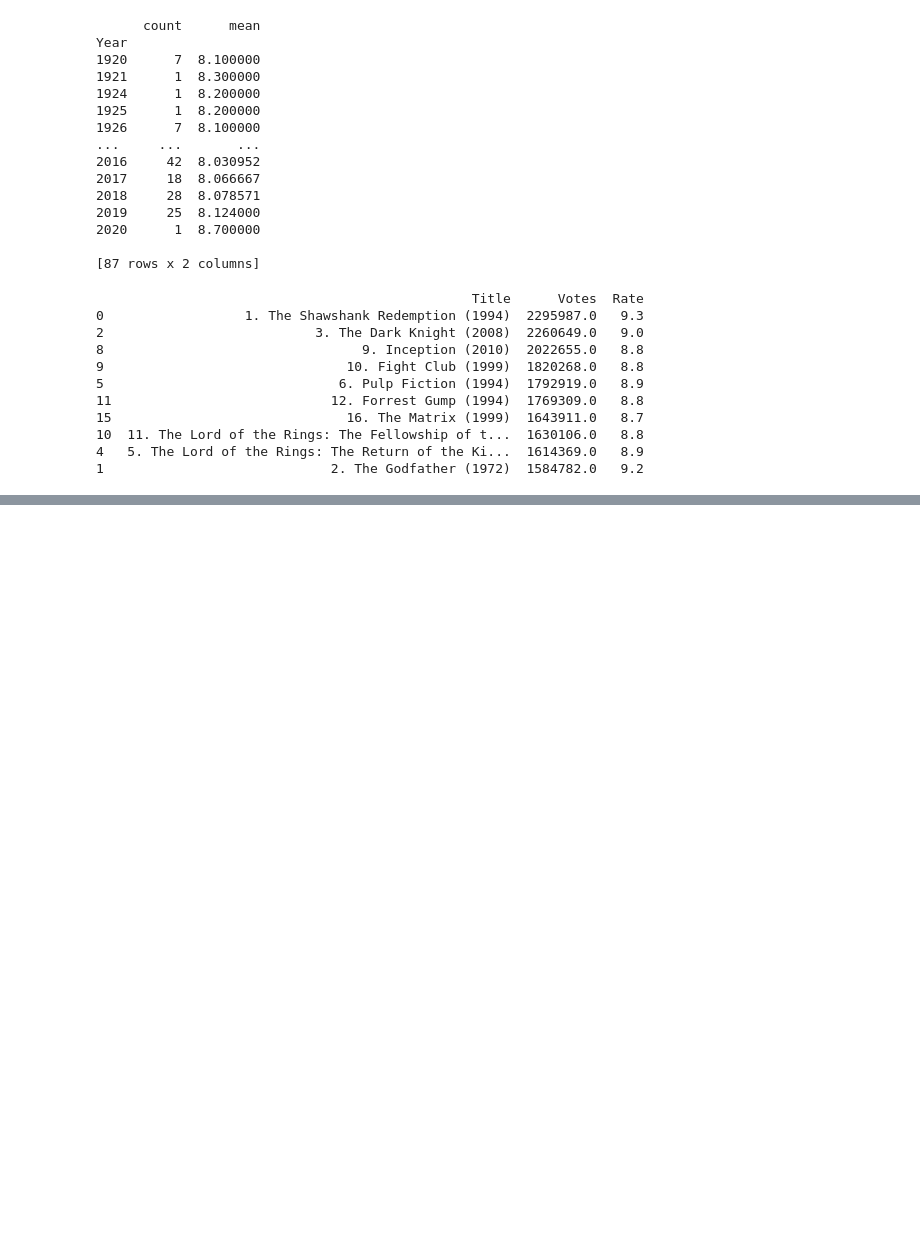
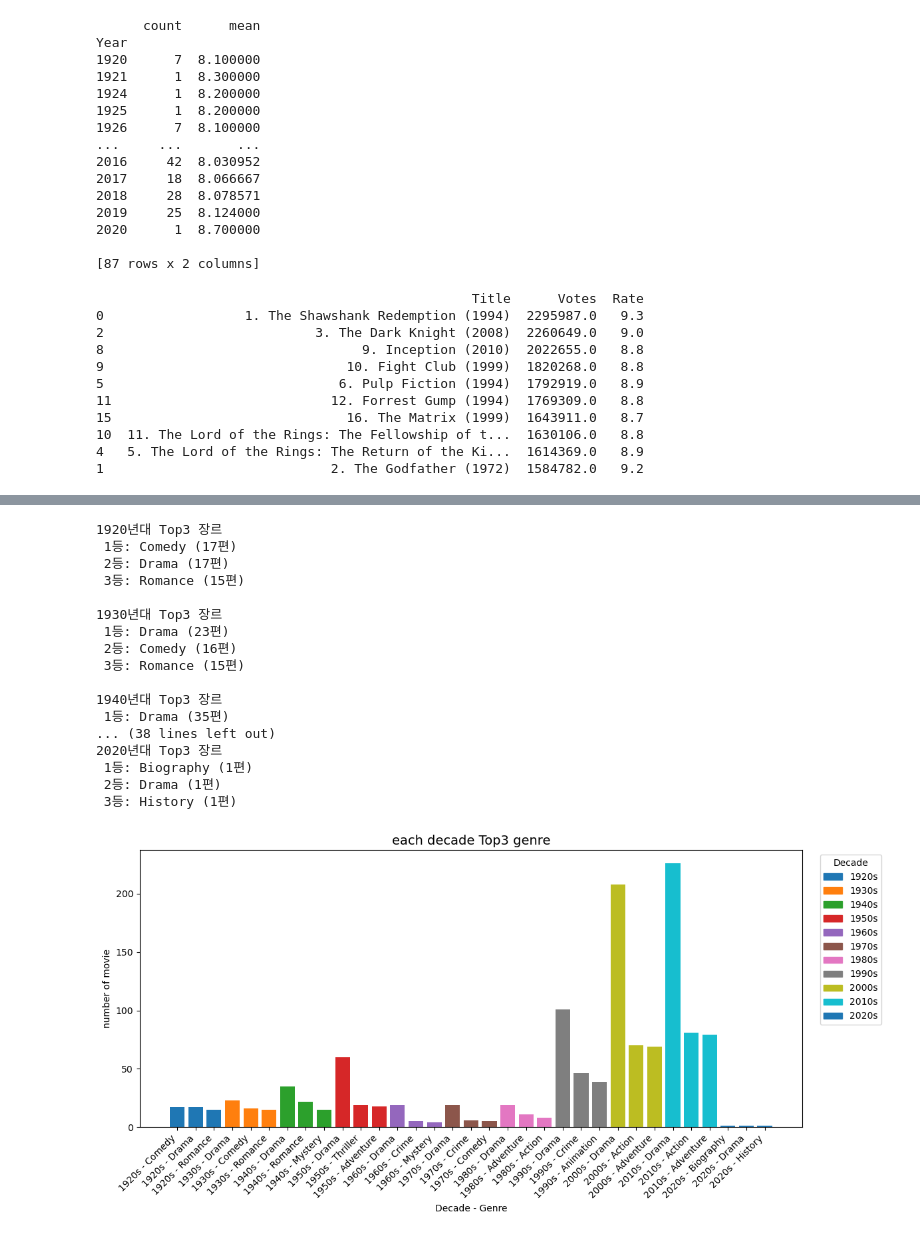
Before and after one commit to khs99011169-sys/imdb-top1000-numpy-analysis, a Jupyter notebook: project.ipynb, the cells around one changed output, grey strips where cells are left out. Saved outputs shown, nothing was run; the diff lists cells and outputs as text; code cells hidden in the pictures; blank space fills up the shorter version.

```diff
--- a/project.ipynb
+++ b/project.ipynb
@@ -213,0 +166,80 @@ for decade in sorted(top3_per_decade["Decade"].unique()):
+# %%
+
+# 1. 연도를 10년 단위로 묶기
+df["Year"] = pd.to_numeric(df["Year"], errors="coerce")
+df["Decade"] = (df["Year"] // 10) * 10   # 1994 → 1990, 2015 → 2010
+
+# 2. 장르 분리해서 펼치기
+genres_expanded = df.assign(Genre=df["Genre"].str.split(",")).explode("Genre")
+genres_expanded["Genre"] = genres_expanded["Genre"].str.strip()
+
+# 3. 10년 단위 + 장르별 영화 개수 세기
+decade_genre_counts = (
+    genres_expanded.groupby(["Decade", "Genre"])
+    .size()
+    .reset_index(name="Count")
+)
+
+# 4. 각 10년대별 TOP3 뽑기
+top3_per_decade = (
+    decade_genre_counts.sort_values(["Decade", "Count"], ascending=[True, False])
+    .groupby("Decade")
+    .head(3)
+)
+
+# 5. 보기 좋게 출력
+for decade in sorted(top3_per_decade["Decade"].unique()):
+    subset = top3_per_decade[top3_per_decade["Decade"] == decade]
+    print(f"{decade}년대 Top3 장르")
+    for i, row in enumerate(subset.itertuples(), 1):
+        print(f" {i}등: {row.Genre} ({row.Count}편)")
+    print()
+
+import matplotlib.pyplot as plt
+import matplotlib.cm as cm
+
+# 보기 좋게 정렬
+top3_plot = top3_per_decade.sort_values(["Decade", "Count"], ascending=[True, False])
+
+# 라벨: "1990s - Drama"
+labels = top3_plot["Decade"].astype(int).astype(str) + "s - " + top3_plot["Genre"]
+
+# Decade별 색상 매핑
+decades = top3_plot["Decade"].unique()
+color_map = {dec: cm.tab10(i % 10) for i, dec in enumerate(decades)}
+colors = top3_plot["Decade"].map(color_map)
+
+plt.figure(figsize=(12,6))
+plt.bar(labels, top3_plot["Count"], color=colors)
+
+# 그래프 꾸미기
+plt.xticks(rotation=45, ha="right")
+plt.title("each decade's Top3 genres", fontsize=14)
+plt.xlabel("Decade - Genre")
+plt.ylabel("number of movie")
+
+# 범례: decade별
+handles = [plt.Rectangle((0,0),1,1, color=color_map[d]) for d in decades]
+plt.legend(handles, [f"{int(d)}s" for d in decades], title="Decade", bbox_to_anchor=(1.02,1), loc="upper left")
+
+plt.tight_layout()
+plt.show()
+# %% [output]
+1920년대 Top3 장르
+ 1등: Comedy (17편)
+ 2등: Drama (17편)
+ 3등: Romance (15편)
+
+1930년대 Top3 장르
+ 1등: Drama (23편)
+ 2등: Comedy (16편)
+ 3등: Romance (15편)
+
+1940년대 Top3 장르
+ 1등: Drama (35편)
+... (38 lines left out)
+2020년대 Top3 장르
+ 1등: Biography (1편)
+ 2등: Drama (1편)
+ 3등: History (1편)
+[figure, added]
```
Also changed, not shown: parts of 1 cell of this notebook.
